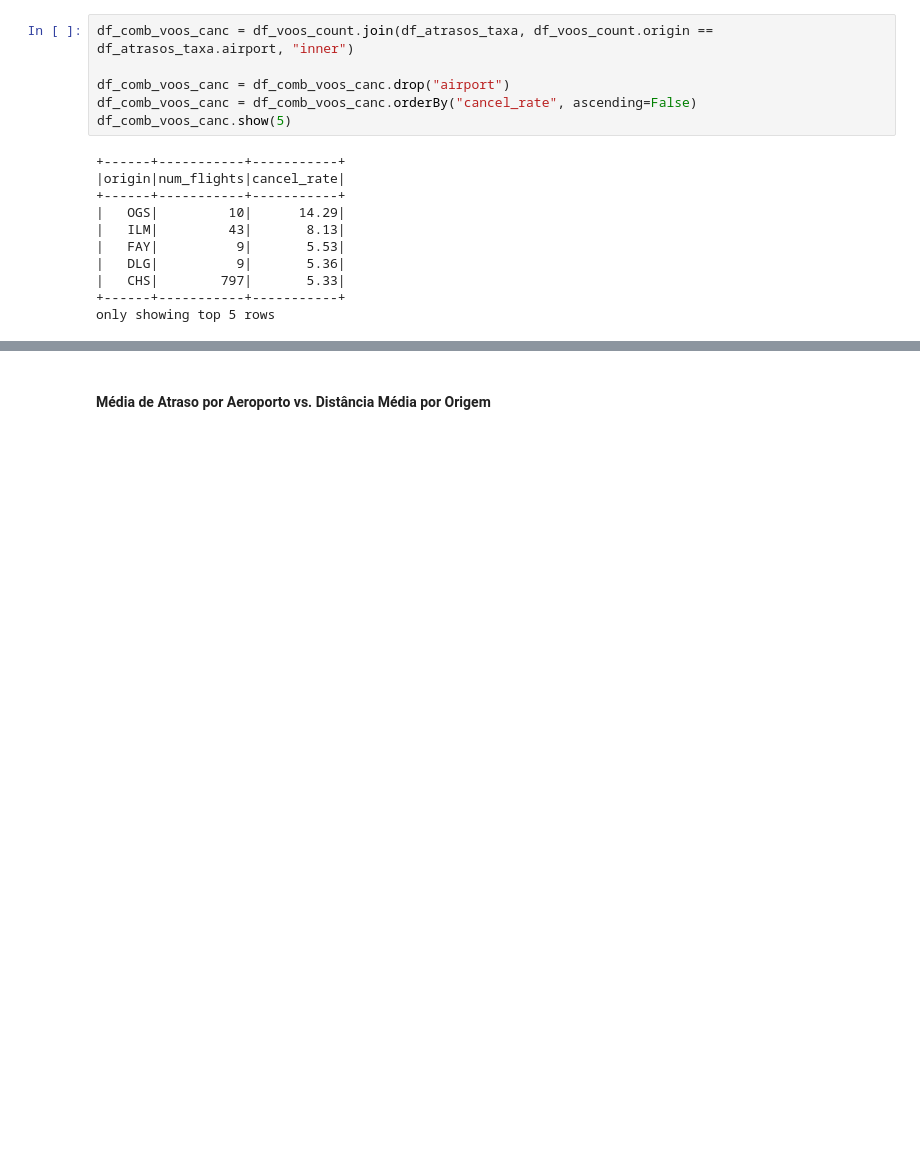
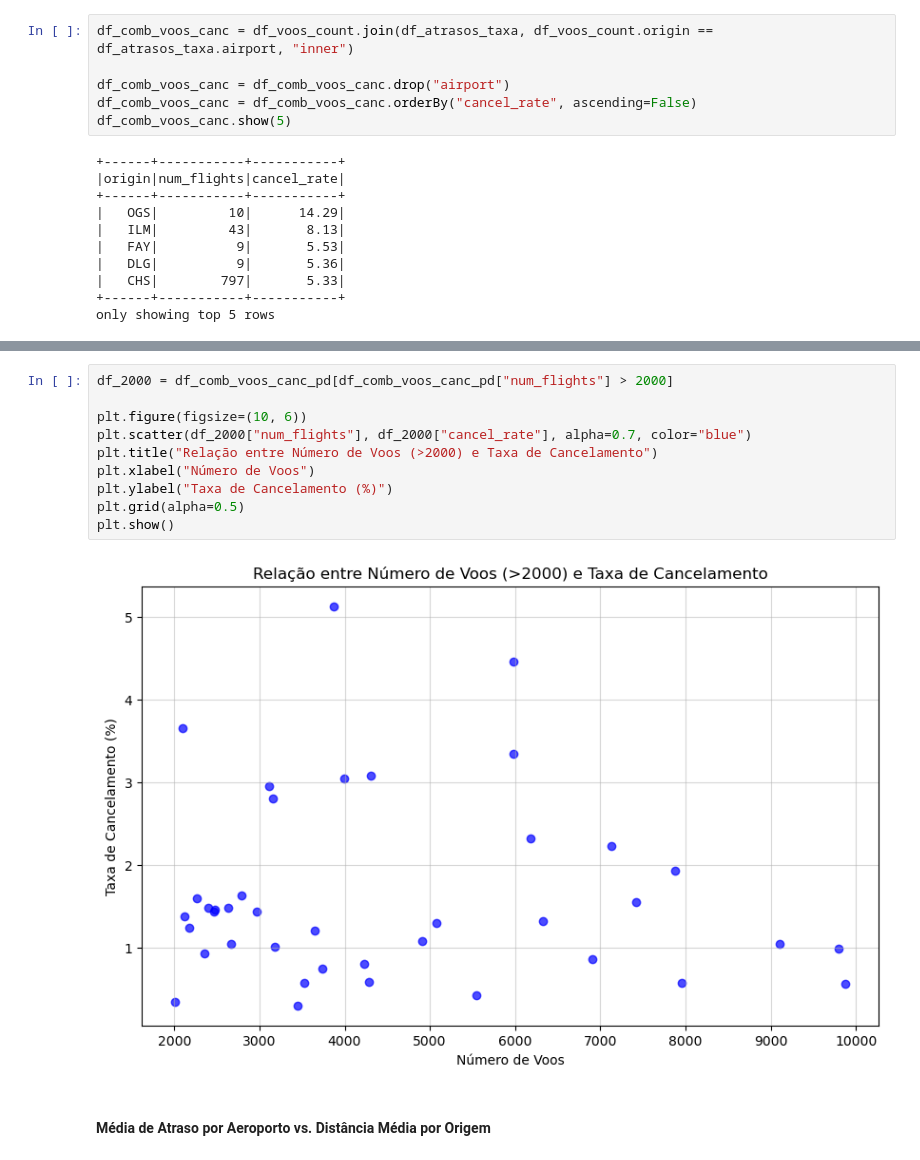
Before and after one commit to vfsas3/Predicting-flight-cancelation-delay-rate-, a Jupyter notebook: projeto.ipynb, the cells around one changed output, grey strips where cells are left out. Drawn from its saved outputs; the diff is of its cells as text; blank space fills up the shorter version.

```diff
--- a/projeto.ipynb
+++ b/projeto.ipynb
@@ -356,3 +380,15 @@ only showing top 5 rows
+# %%
+df_2000 = df_comb_voos_canc_pd[df_comb_voos_canc_pd["num_flights"] > 2000]
+
+plt.figure(figsize=(10, 6))
+plt.scatter(df_2000["num_flights"], df_2000["cancel_rate"], alpha=0.7, color="blue")
+plt.title("Relação entre Número de Voos (>2000) e Taxa de Cancelamento")
+plt.xlabel("Número de Voos")
+plt.ylabel("Taxa de Cancelamento (%)")
+plt.grid(alpha=0.5)
+plt.show()
+# %% [output]
+[figure, added]
 # %% [markdown]
 #### Média de Atraso por Aeroporto vs. Distância Média por Origem
 # %%
```
Also changed, not shown: parts of 5 cells of this notebook, 1 other file.
